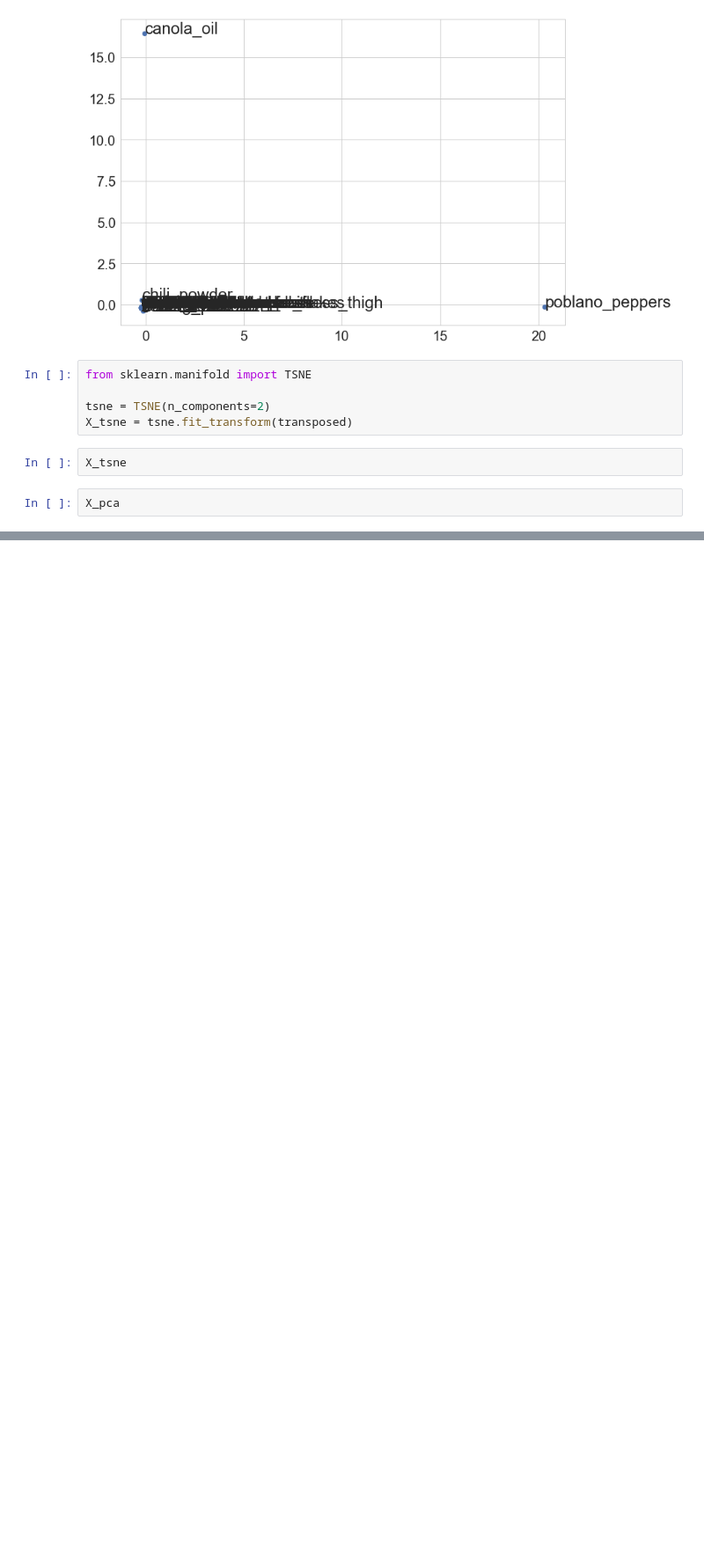
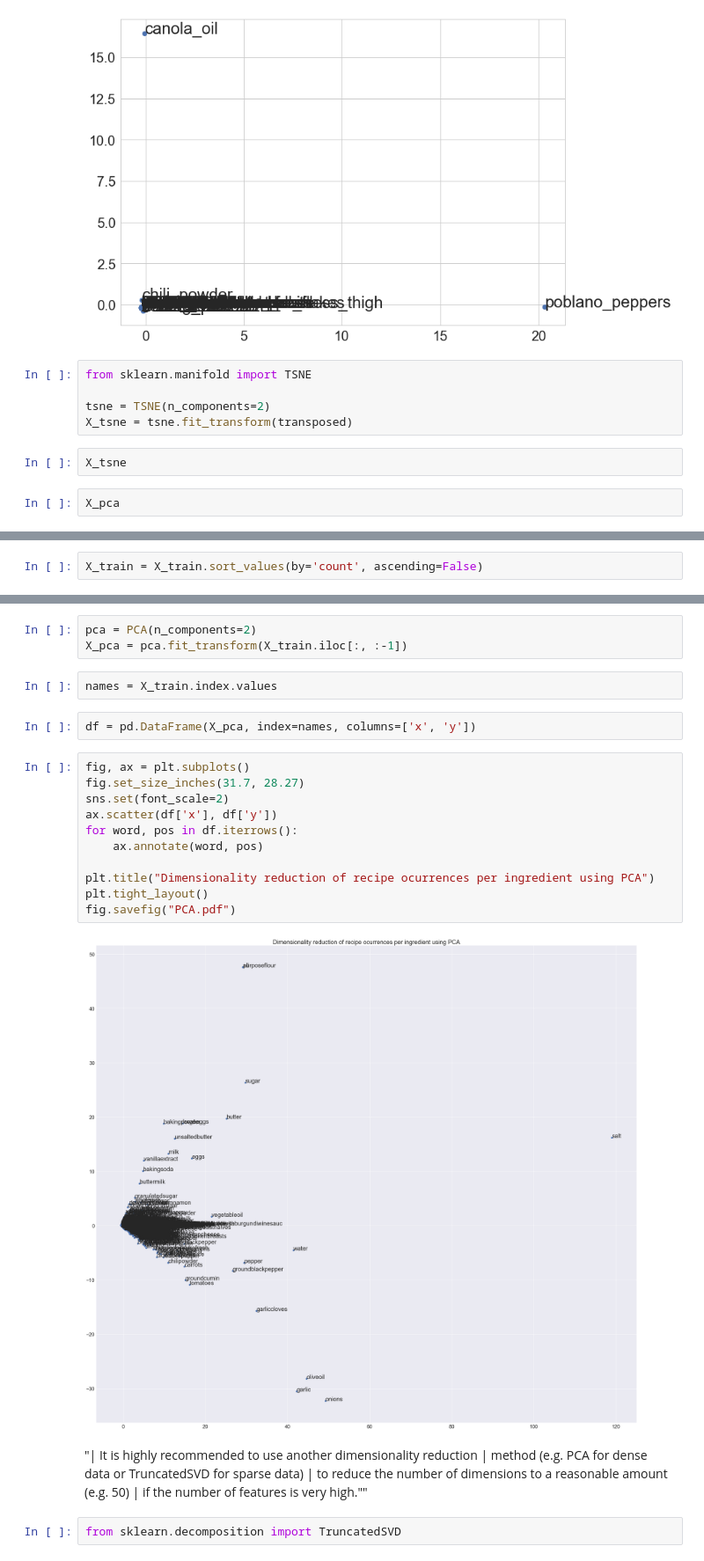
Before and after one commit to Slowika/Bag-of-Recipes, a Jupyter notebook: Exploratory_Data_Analysis.ipynb, the cells around one changed output, grey strips where cells are left out. Shown at 88% size. Drawn from its saved outputs; the diff is of its cells as text; blank space fills up the shorter version.

Commit message:
tsne, pca, ingredients popularity

```diff
--- a/Exploratory_Data_Analysis.ipynb
+++ b/Exploratory_Data_Analysis.ipynb
@@ -339,0 +367,2 @@ X_pca
+# %%
+X_train = X_train.sort_values(by='count', ascending=False)
@@ -339,0 +411,27 @@ X_pca
+# %%
+pca = PCA(n_components=2)
+X_pca = pca.fit_transform(X_train.iloc[:, :-1])
+# %%
+names = X_train.index.values
+# %%
+df = pd.DataFrame(X_pca, index=names, columns=['x', 'y'])
+# %%
+fig, ax = plt.subplots()
+fig.set_size_inches(31.7, 28.27)
+sns.set(font_scale=2)
+ax.scatter(df['x'], df['y'])
+for word, pos in df.iterrows():
+    ax.annotate(word, pos)
+
+plt.title("Dimensionality reduction of recipe ocurrences per ingredient using PCA")
+plt.tight_layout()
+fig.savefig("PCA.pdf")
+# %% [output]
+[figure, added]
+# %% [markdown]
+"|  It is highly recommended to use another dimensionality reduction
+ |  method (e.g. PCA for dense data or TruncatedSVD for sparse data)
+ |  to reduce the number of dimensions to a reasonable amount (e.g. 50)
+ |  if the number of features is very high.""
+# %%
+from sklearn.decomposition import TruncatedSVD
```
Also changed, not shown: parts of 15 cells of this notebook.
